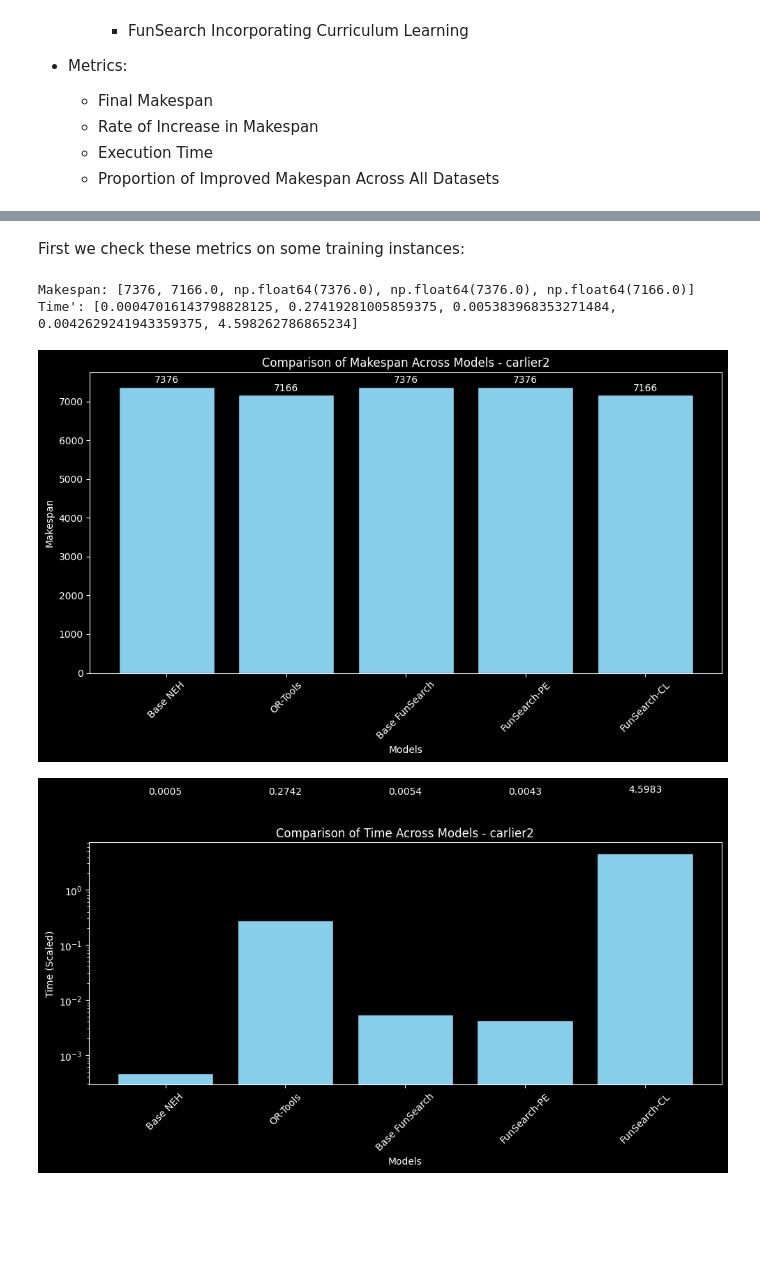
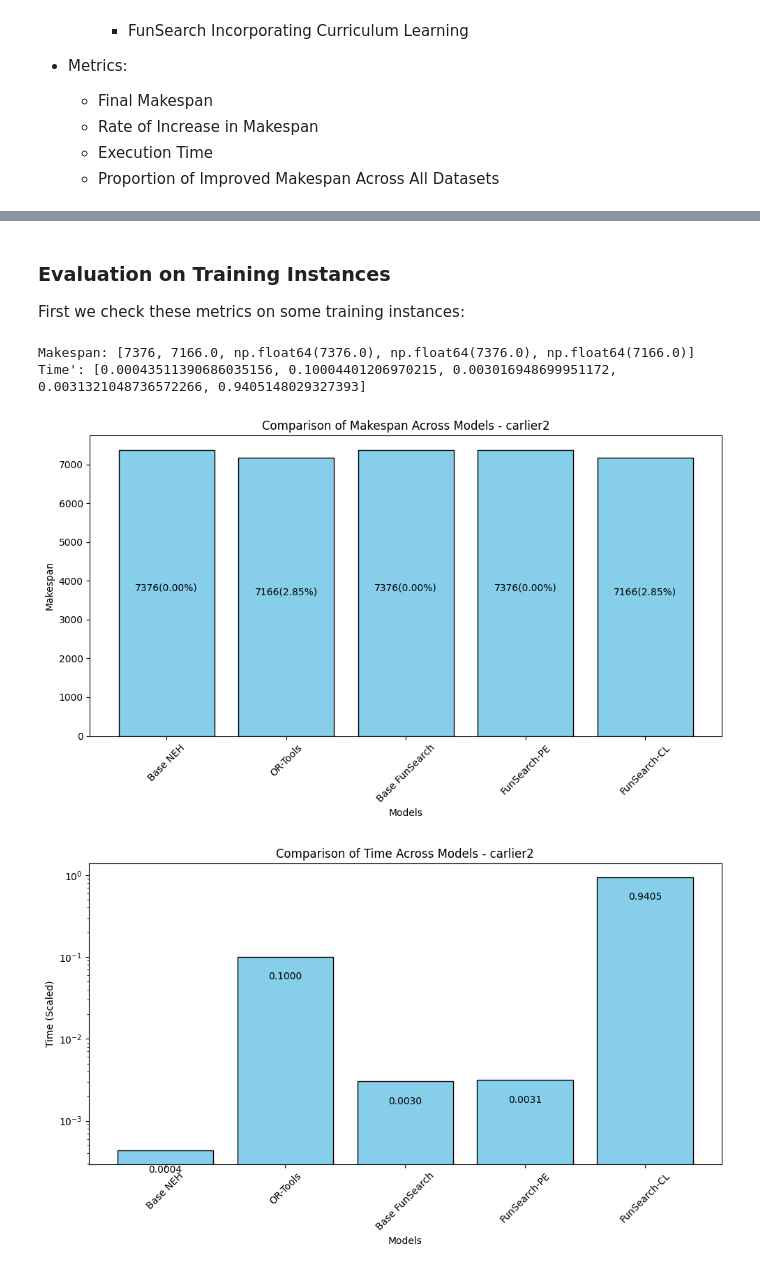
Before and after one commit to CityU-CS-2025Spring-ProjectGroup/Flowshop-FunSearch, a Jupyter notebook: funsearch_on_flowshop.ipynb, the cells around one changed output, grey strips where cells are left out. Cells and saved outputs as stored; diff of their text form; code cells hidden in the pictures; blank space fills up the shorter version.

Commit message:
evaluation-v2

```diff
--- a/funsearch_on_flowshop.ipynb
+++ b/funsearch_on_flowshop.ipynb
@@ -1292,11 +1294,15 @@ def get_metrics(funcs, instance):
 
     return metrics
 # %%
-def draw_makespan_comp(metric_lst, instance_name):
+def draw_makespan_comp(metric_lst, instance_name, model_names):
     plt.figure(figsize=(10, 6))
     bars = plt.bar(model_names, metric_lst, color='skyblue', edgecolor='black')
+
+    baseline_val = metric_lst[0]
+
     for bar, value in zip(bars, metric_lst):
-        plt.text(bar.get_x() + bar.get_width() / 2, bar.get_height() + 50, f'{value:.0f}',
+        increase_rate = ((baseline_val - value) / baseline_val) * 100
+        plt.text(bar.get_x() + bar.get_width() / 2, bar.get_height() / 2, f'{value:.0f}({increase_rate:.2f}%)',
                 ha='center', va='bottom', fontsize=10)
     plt.xlabel('Models')
     plt.ylabel('Makespan')
@@ -1305,11 +1311,11 @@ def draw_makespan_comp(metric_lst, instance_name):
     plt.tight_layout()
     plt.show()
 # %%
-def draw_time_comp(metric_lst, instance_name):
+def draw_time_comp(metric_lst, instance_name, model_names):
     plt.figure(figsize=(10, 6))
     bars = plt.bar(model_names, metric_lst, color='skyblue', edgecolor='black')
     for bar, value in zip(bars, metric_lst):
-        plt.text(bar.get_x() + bar.get_width() / 2, bar.get_height() + 50, f'{value:.4f}',
+        plt.text(bar.get_x() + bar.get_width() / 2, bar.get_height() / 2, f'{value:.4f}',
                 ha='center', va='bottom', fontsize=10)
     plt.xlabel('Models')
     plt.ylabel('Time (Scaled)')
@@ -1319,25 +1325,27 @@ def draw_time_comp(metric_lst, instance_name):
     plt.tight_layout()
     plt.show()
 # %% [markdown]
+### Evaluation on Training Instances
+
 First we check these metrics on some training instances:
 # %%
-"""carlier/carlier1"""
+"""carlier/carlier2 (13 Jobs, 4 Machines)"""
 
 
 eval_instance = 'data/carlier/carlier2.txt'
 
 instance_name = eval_instance.split('/')[-1].split('.')[0]
 
 eval_value = get_metrics(models, eval_instance)
 print(f"Makespan: {eval_value['makespan']}")
 print(f"Time': {eval_value['time']}")
 
-draw_makespan_comp(eval_value['makespan'], instance_name)
+draw_makespan_comp(eval_value['makespan'], instance_name, model_names)
 
-draw_time_comp(eval_value['time'], instance_name)
+draw_time_comp(eval_value['time'], instance_name, model_names)
 # %% [output]
 Makespan: [7376, 7166.0, np.float64(7376.0), np.float64(7376.0), np.float64(7166.0)]
-Time': [0.00047016143798828125, 0.27419281005859375, 0.005383968353271484, 0.0042629241943359375, 4.598262786865234]
+Time': [0.00043511390686035156, 0.10004401206970215, 0.003016948699951172, 0.0031321048736572266, 0.9405148029327393]
-[figure, old version]
+[figure, new version]
-[figure, old version]
+[figure, new version]
 # %%
```
Also changed, not shown: parts of 17 cells of this notebook, 12 other files.
